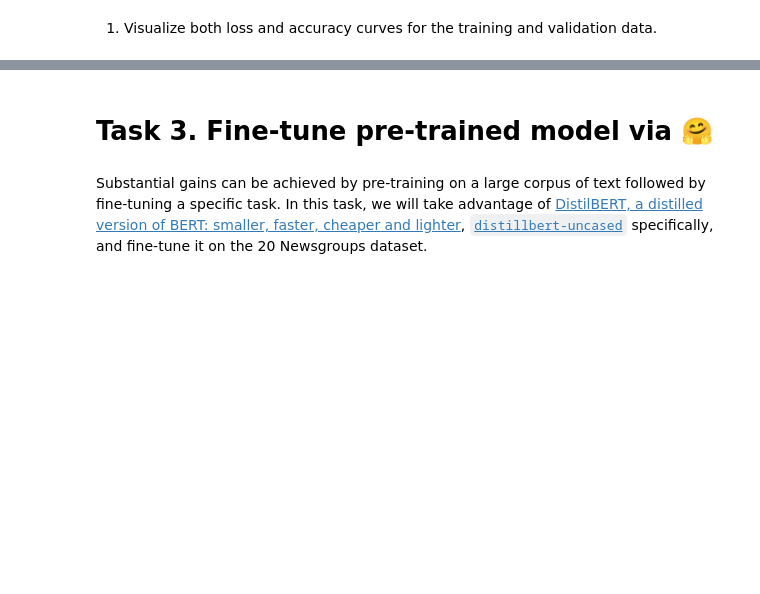
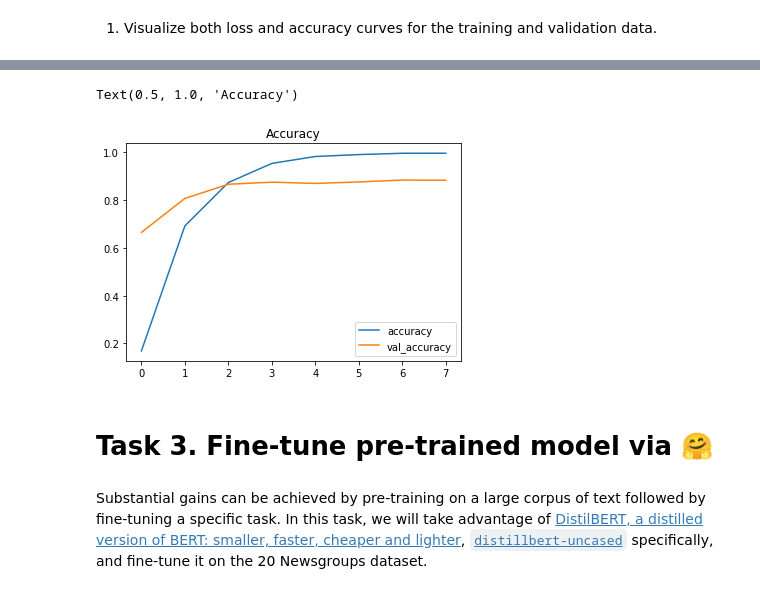
Before and after one commit to sireeshgit/naive-addition, a Jupyter notebook: assignments/week-10-transformers/nb/news-article-classification.ipynb, the cells around one changed output, grey strips where cells are left out. Cells and saved outputs as stored; diff of their text form; code cells hidden in the pictures; blank space fills up the shorter version.

```diff
--- a/assignments/week-10-transformers/nb/news-article-classification.ipynb
+++ b/assignments/week-10-transformers/nb/news-article-classification.ipynb
@@ -249,3 +344,10 @@ history = model.fit(
+# %%
+plt.plot(history[['accuracy','val_accuracy']])
+plt.legend(['accuracy','val_accuracy'])
+plt.title("Accuracy")
+# %% [output]
+Text(0.5, 1.0, 'Accuracy')
+[figure, added]
 # %% [markdown]
 # Task 3. Fine-tune pre-trained model via 🤗
 # %% [markdown]
```
Also changed, not shown: parts of 20 cells of this notebook.
